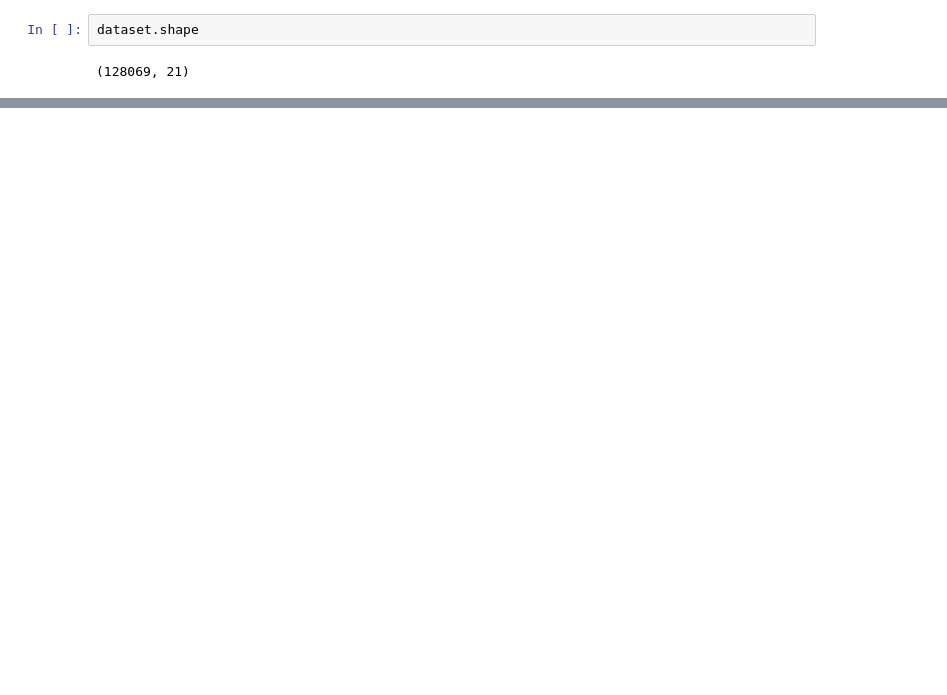
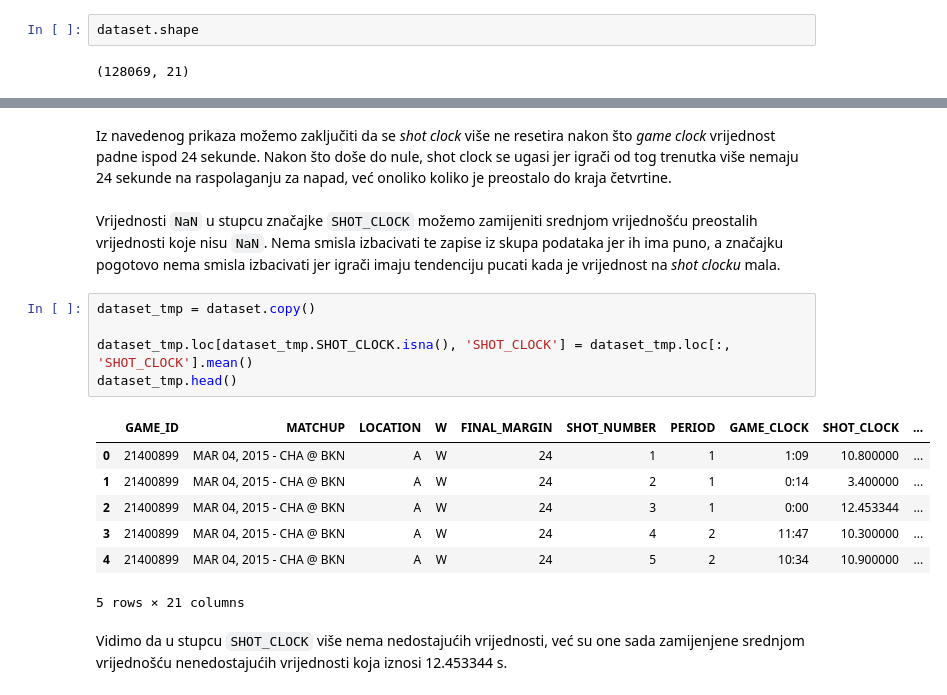
Before and after one commit to iva-maria/UZOP-projekt-2022-23, a Jupyter notebook: UZOP-projekt-0036522537.ipynb, the cells around one changed output, grey strips where cells are left out. Saved outputs shown, nothing was run; the diff lists cells and outputs as text; blank space fills up the shorter version.

```diff
--- a/UZOP-projekt-0036522537.ipynb
+++ b/UZOP-projekt-0036522537.ipynb
@@ -26,0 +154,19 @@ dataset.shape
+# %% [markdown]
+Iz navedenog prikaza možemo zaključiti da se _shot clock_ više ne resetira nakon što _game clock_ vrijednost padne ispod 24 sekunde. Nakon što doše do nule, shot clock se ugasi jer igrači od tog trenutka više nemaju 24 sekunde na raspolaganju za napad, već onoliko koliko je preostalo do kraja četvrtine.
+# %% [markdown]
+Vrijednosti `NaN` u stupcu značajke `SHOT_CLOCK` možemo zamijeniti srednjom vrijednošću preostalih vrijednosti koje nisu `NaN`. Nema smisla izbacivati te zapise iz skupa podataka jer ih ima puno, a značajku pogotovo nema smisla izbacivati jer igrači imaju tendenciju pucati kada je vrijednost na _shot clocku_ mala.
+# %%
+dataset_tmp = dataset.copy()
+
+dataset_tmp.loc[dataset_tmp.SHOT_CLOCK.isna(), 'SHOT_CLOCK'] = dataset_tmp.loc[:, 'SHOT_CLOCK'].mean()
+dataset_tmp.head()
+# %% [output]
+|  | GAME_ID | MATCHUP | LOCATION | W | FINAL_MARGIN | SHOT_NUMBER | PERIOD | GAME_CLOCK | SHOT_CLOCK | ... |
+| 0 | 21400899 | MAR 04, 2015 - CHA @ BKN | A | W | 24 | 1 | 1 | 1:09 | 10.800000 | ... |
+| 1 | 21400899 | MAR 04, 2015 - CHA @ BKN | A | W | 24 | 2 | 1 | 0:14 | 3.400000 | ... |
+| 2 | 21400899 | MAR 04, 2015 - CHA @ BKN | A | W | 24 | 3 | 1 | 0:00 | 12.453344 | ... |
+| 3 | 21400899 | MAR 04, 2015 - CHA @ BKN | A | W | 24 | 4 | 2 | 11:47 | 10.300000 | ... |
+| 4 | 21400899 | MAR 04, 2015 - CHA @ BKN | A | W | 24 | 5 | 2 | 10:34 | 10.900000 | ... |
+5 rows × 21 columns
+# %% [markdown]
+Vidimo da u stupcu `SHOT_CLOCK` više nema nedostajućih vrijednosti, već su one sada zamijenjene srednjom vrijednošću nenedostajućih vrijednosti koja iznosi 12.453344 s.
```
Also changed, not shown: parts of 16 cells of this notebook.
